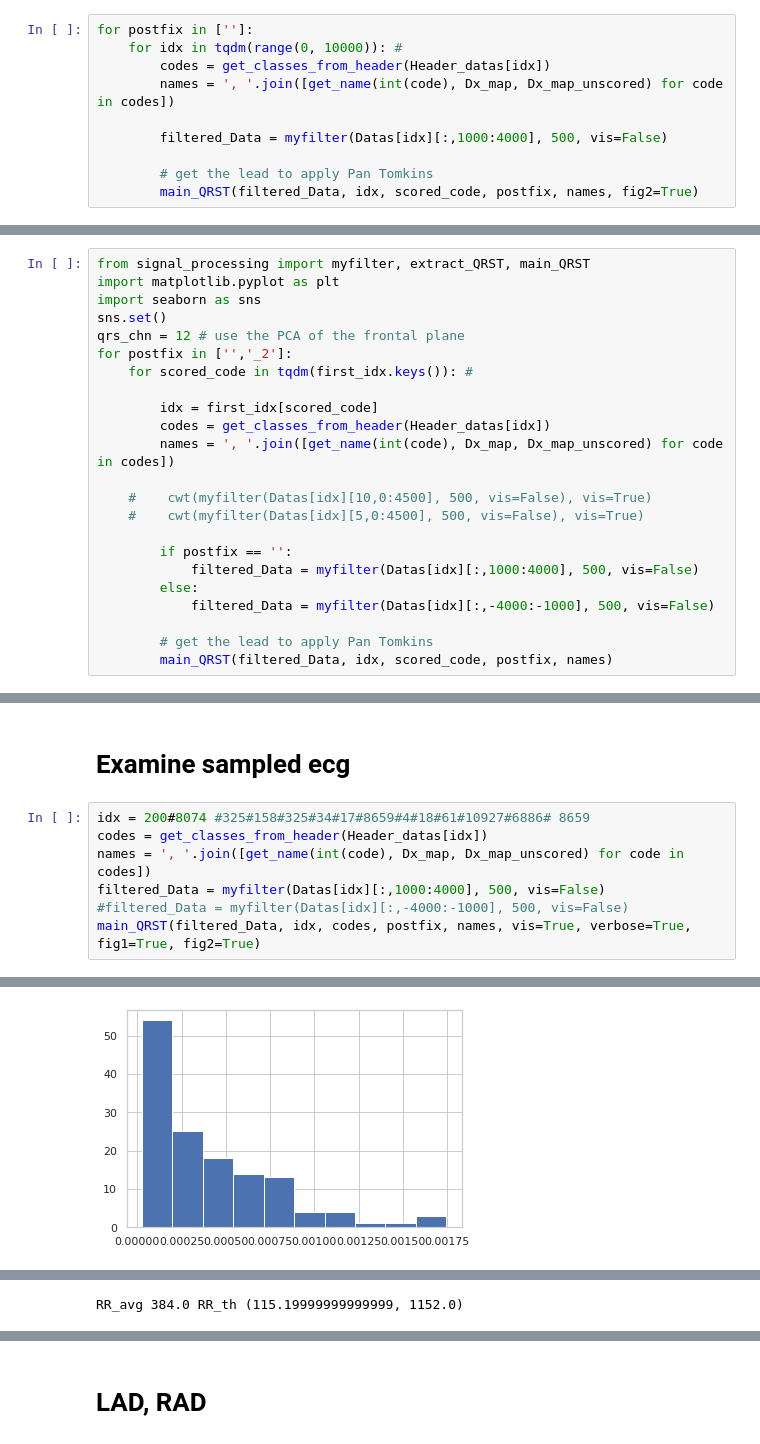
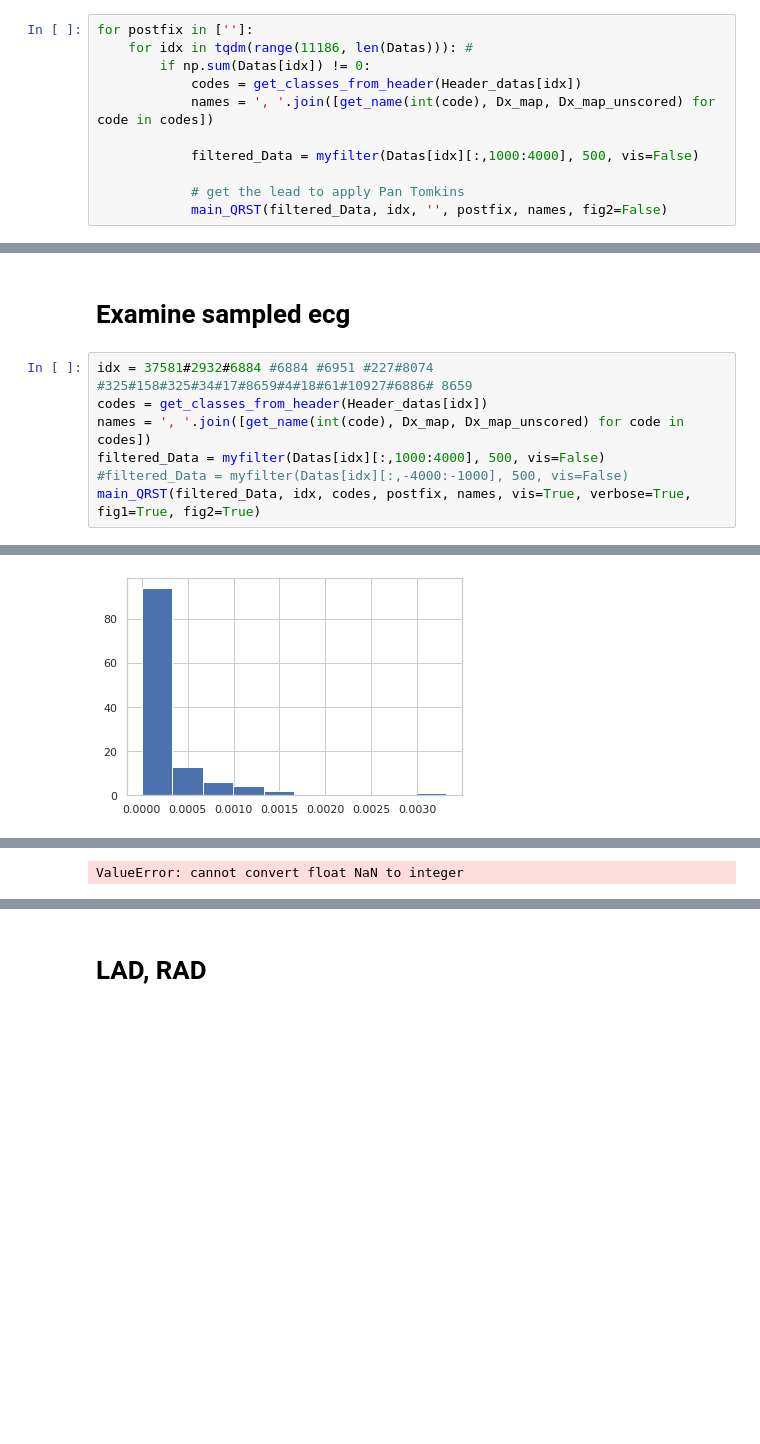
Before and after one commit to SeffyVon/ECG_MICResNet, a Jupyter notebook: source/Signal_processing.ipynb, the cells around one changed output, grey strips where cells are left out. Saved outputs shown, nothing was run; the diff lists cells and outputs as text; blank space fills up the shorter version.

```diff
--- a/source/Signal_processing.ipynb
+++ b/source/Signal_processing.ipynb
@@ -133,11 +136,12 @@ for postfix in ['','_2']:
         main_QRST(filtered_Data, idx, scored_code, postfix, names, fig2=True)
 # %%
 for postfix in ['']:
-    for idx in tqdm(range(0, 10000)): #
-        codes = get_classes_from_header(Header_datas[idx])
-        names = ', '.join([get_name(int(code), Dx_map, Dx_map_unscored) for code in codes])
+    for idx in tqdm(range(11186, len(Datas))): #
+        if np.sum(Datas[idx]) != 0:
+            codes = get_classes_from_header(Header_datas[idx])
+            names = ', '.join([get_name(int(code), Dx_map, Dx_map_unscored) for code in codes])
 
-        filtered_Data = myfilter(Datas[idx][:,1000:4000], 500, vis=False)
+            filtered_Data = myfilter(Datas[idx][:,1000:4000], 500, vis=False)
 
-        # get the lead to apply Pan Tomkins
-        main_QRST(filtered_Data, idx, scored_code, postfix, names, fig2=True)
+            # get the lead to apply Pan Tomkins
+            main_QRST(filtered_Data, idx, '', postfix, names, fig2=False)
@@ -144,23 +149,0 @@ for postfix in ['']:
-# %%
-from signal_processing import myfilter, extract_QRST, main_QRST
-import matplotlib.pyplot as plt
-import seaborn as sns
-sns.set()
-qrs_chn = 12 # use the PCA of the frontal plane
-for postfix in ['','_2']:
-    for scored_code in tqdm(first_idx.keys()): #
-
-        idx = first_idx[scored_code]
-        codes = get_classes_from_header(Header_datas[idx])
-        names = ', '.join([get_name(int(code), Dx_map, Dx_map_unscored) for code in codes])
-
-    #    cwt(myfilter(Datas[idx][10,0:4500], 500, vis=False), vis=True)
-    #    cwt(myfilter(Datas[idx][5,0:4500], 500, vis=False), vis=True)
-
-        if postfix == '':
-            filtered_Data = myfilter(Datas[idx][:,1000:4000], 500, vis=False)
-        else:
-            filtered_Data = myfilter(Datas[idx][:,-4000:-1000], 500, vis=False)
-
-        # get the lead to apply Pan Tomkins
-        main_QRST(filtered_Data, idx, scored_code, postfix, names)
@@ -167,7 +154,7 @@ for postfix in ['','_2']:
 # %% [markdown]
 # Examine sampled ecg
 # %%
-idx = 200#8074 #325#158#325#34#17#8659#4#18#61#10927#6886# 8659
+idx = 37581#2932#6884 #6884 #6951 #227#8074 #325#158#325#34#17#8659#4#18#61#10927#6886# 8659
 codes = get_classes_from_header(Header_datas[idx])
 names = ', '.join([get_name(int(code), Dx_map, Dx_map_unscored) for code in codes])
 filtered_Data = myfilter(Datas[idx][:,1000:4000], 500, vis=False)
@@ -195 +182 @@ big_members [1407]
-[figure, old version]
+[figure, new version]
@@ -219 +203 @@ W1, W2, RTmin, RTmax 26 153 26 384
-RR_avg 384.0 RR_th (115.19999999999999, 1152.0)
+ValueError: cannot convert float NaN to integer
```
Also changed, not shown: parts of 4 cells of this notebook, 2 other files.
